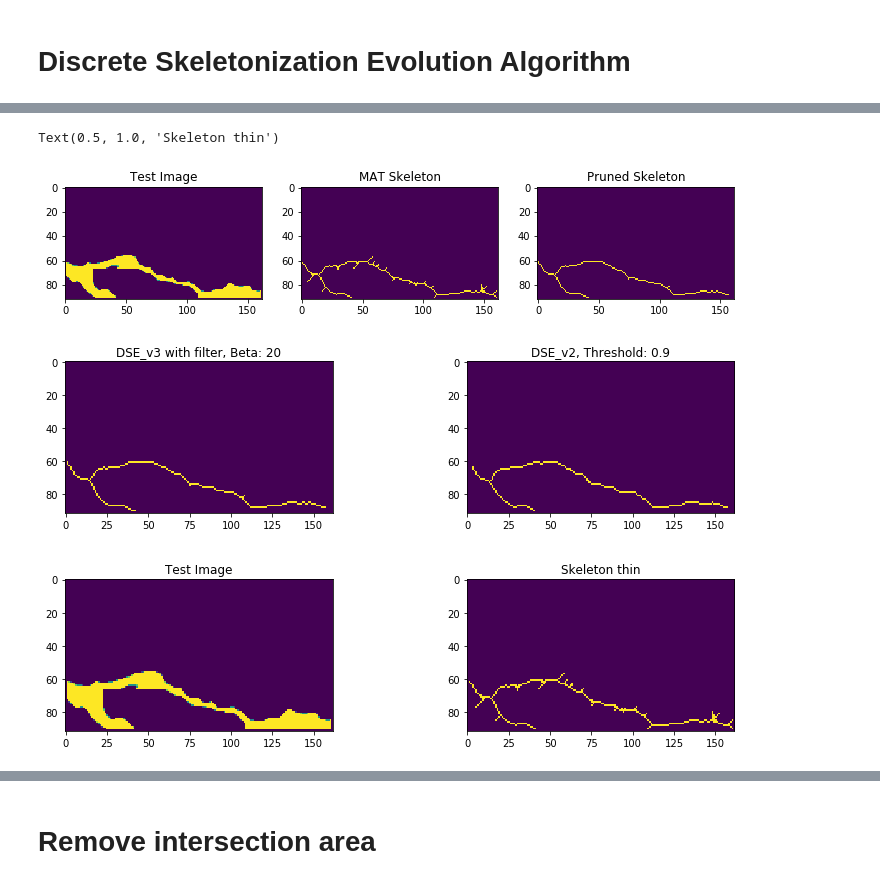
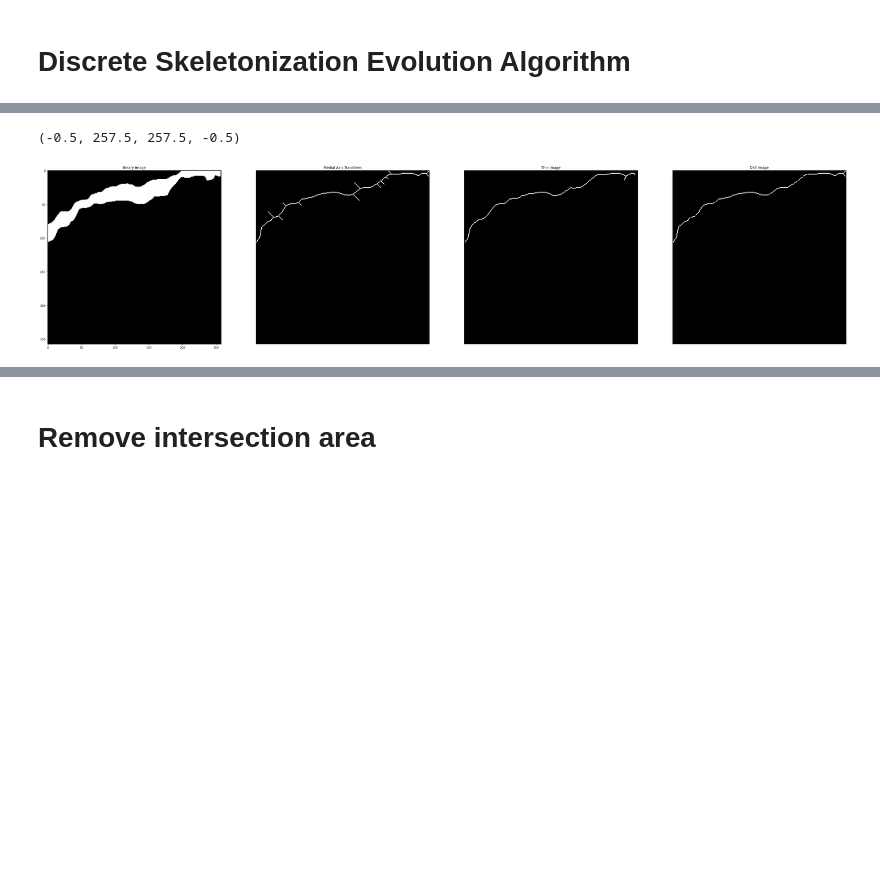
Before and after one commit to thanhtung48c/autonomous_crack_detection_and_quantification, a Jupyter notebook: utils.ipynb, the cells around one changed output, grey strips where cells are left out. Drawn from its saved outputs; the diff is of its cells as text; code cells hidden in the pictures; blank space fills up the shorter version.

```diff
--- a/utils.ipynb
+++ b/utils.ipynb
@@ -21,2 +13,5 @@ plt.imshow(img)
 # %% [markdown]
 # Import images from Crack500 dataset
+# %%
+folder_path = "./Crack500/validation"
+mask_paths = glob.glob(os.path.join(folder_path,'mask','*png'))
@@ -22,0 +26,13 @@ plt.imshow(img)
+# %%
+mask_files = []
+for path in mask_paths:
+    mask = cv2.imread(path,cv2.IMREAD_UNCHANGED)
+    mask = cv2.resize(mask, (256,256),interpolation = cv2.INTER_LINEAR)
+    mask_files.append(mask)
+
+
+# padding
+padded_mask = []
+for mask in mask_files:
+    pad_mask = np.pad(mask,((1,1),(1,1)),"constant")
+    padded_mask.append(pad_mask)
@@ -342,7 +319,7 @@ def get_branches(img):
 # %%
 def get_avg_curve_len(img):
     """
-    This algorithm gets the normalized curve length
+    This algorithm gets the averaged curve length
 
     Branches from one intersection point to another intersection point is not considered
     because it is definitely important to the reconstruction of the binary image.
@@ -383,7 +360,7 @@ def get_avg_curve_len(img):
     return avg_len
 # %%
 %%time
-test_img = x_train_data[6][1]
+test_img = padded_mask[0]
 skeleton = morphology.medial_axis(test_img)
 t = get_avg_curve_len(skeleton)
 print(t)
@@ -580,32 +517,28 @@ def DSE_v3(img,beta):
         return DSE_v2(img,0.9)
 # %%
 %%time
-test_img = x_train_data[3][1]
-skeleton = morphology.medial_axis(test_img)
-skeleton = morphology.closing(skeleton)
+test_img = padded_mask[3]
+skeleton_medial,test = morphology.medial_axis(test_img,return_distance=True)
+skeleton_thin = morphology.thin(test_img)
+#skeleton = morphology.closing(skeleton)
 beta = 20
 threshold = 0.9
 
-thin_img_f,_ = DSE_v3(test_img,beta)
-fig,ax = plt.subplots(nrows = 1, ncols = 3,figsize = (12,12), squeeze = True)
-ax[0].imshow(test_img)
-ax[0].set_title(f"Test Image")
-ax[1].imshow(skeleton)
-ax[1].set_title(f"MAT Skeleton")
-ax[2].imshow(thin_img_f)
-ax[2].set_title(f"Pruned Skeleton")
+dse_v3 = DSE_v3(test_img,beta)
+# thin_img_wf,_ = DSE_v3(test_img,beta)
+fig,ax = plt.subplots(nrows = 1, ncols = 4,figsize = (50,50), squeeze = True)
+ax[0].imshow(test_img,cmap="Greys_r")
+ax[0].set_title(f"Binary Image")
 
-t_img,_ = DSE_v2(test_img,threshold)
-fig, ax = plt.subplots(nrows = 2, ncols = 2,figsize = (12,12),squeeze = True)
-plt.subplots_adjust(hspace=-0.5, wspace=0.5)
-skeleton_thin = morphology.thin(test_img)
+ax[1].imshow(skeleton_medial,cmap="Greys_r")
+ax[1].set_title(f"Medial Axis Transform")
+ax[1].axis("off")
 
-ax[0][0].imshow(thin_img_f)
-ax[0][0].set_title(f"DSE_v3 with filter, Beta: {beta}")
-ax[0][1].imshow(t_img)
-ax[0][1].set_title(f"DSE_v2, Threshold: {threshold}")
-ax[1][0].imshow(test_img)
-ax[1][0].set_title("Test Image")
-ax[1][1].imshow(skeleton)
-ax[1][1].set_title("Skeleton thin")
+ax[2].imshow(skeleton_thin,cmap="Greys_r")
+ax[2].set_title(f"Thin Image")
+ax[2].axis("off")
+
+ax[3].imshow(dse_v3,cmap="Greys_r")
+ax[3].set_title(f"DSE Image")
+ax[3].axis("off")
 # %% [output]
@@ -614,3 +547,2 @@ Wall time: 10.4 s
-Text(0.5, 1.0, 'Skeleton thin')
+(-0.5, 257.5, 257.5, -0.5)
-[figure, old version]
+[figure, new version]
-[figure, removed]
```
Also changed, not shown: parts of 21 cells of this notebook.
